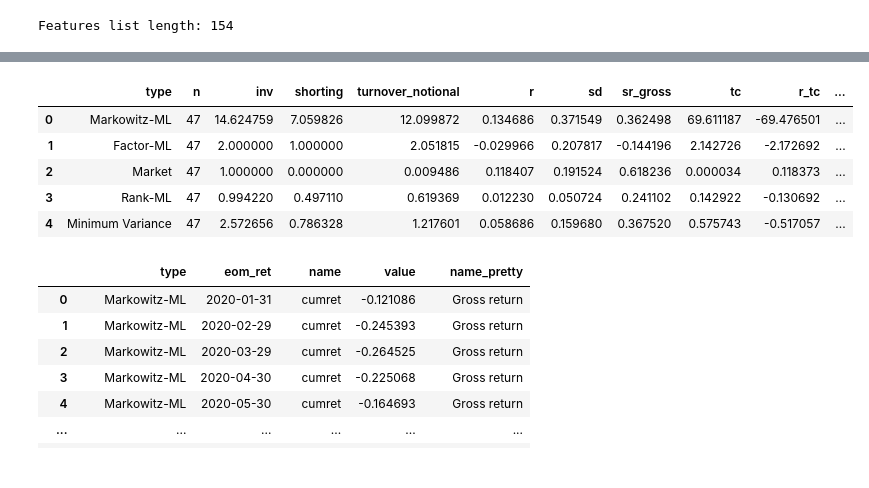
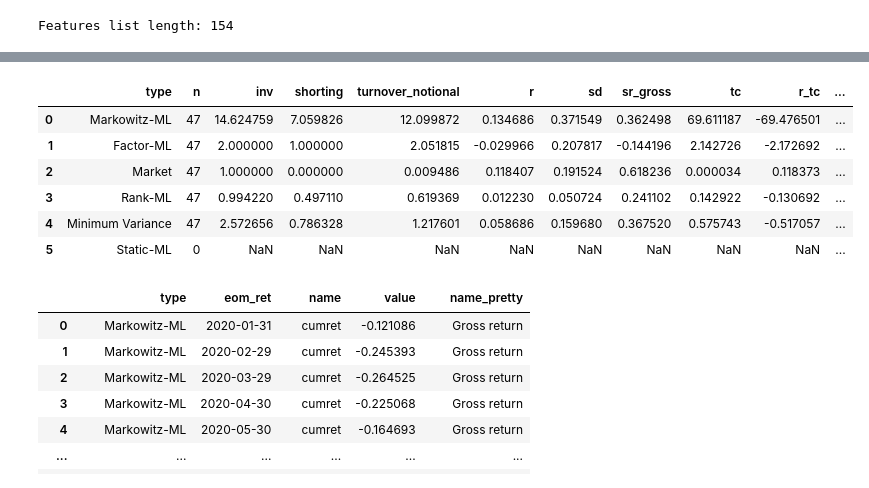
Before and after one commit to Hedegaard9/Master, a Jupyter notebook: Base analysis_plots.ipynb, the cells around one changed output, grey strips where cells are left out. Cells and saved outputs as stored; diff of their text form; code cells hidden in the pictures.

```diff
--- a/Base analysis_plots.ipynb
+++ b/Base analysis_plots.ipynb
@@ -79,34 +168,35 @@ pf_summary = pfs.groupby("type").agg(
     n=("eom_ret", "count"),  # Antal observationer
     inv=("inv", "mean"),  # Gennemsnitlig investering
     shorting=("shorting", "mean"),  # Gennemsnitlig shorting
     turnover_notional=("turnover", "mean"),  # Gennemsnitlig omsætning (turnover)
     r=("r", lambda x: x.mean() * 12),  # Gennemsnitligt afkast annualiseret
     sd=("r", lambda x: x.std() * (12**0.5)),  # Volatilitet annualiseret
     sr_gross=("r", lambda x: x.mean() / x.std() * (12**0.5) if x.std() > 0 else None),  # Sharpe Ratio før transaktionsomkostninger
     tc=("tc", lambda x: x.mean() * 12),  # Gennemsnitlige transaktionsomkostninger annualiseret
     r_tc=("r", lambda x: (x - pfs.loc[x.index, "tc"]).mean() * 12),  # Nettoafkast efter transaktionsomkostninger
     sr=("r", lambda x: (x - pfs.loc[x.index, "tc"]).mean() / x.std() * (12**0.5) if x.std() > 0 else None),  # Sharpe Ratio efter transaktionsomkostninger
     obj=("r", lambda x: (x.mean() - 0.5 * x.var() * gamma_rel - pfs.loc[x.index, "tc"].mean()) * 12)  # Optimeringsmål
 ).reset_index()
 
 # Sorter efter type
 pf_summary = pf_summary.sort_values(by="type")
 
 # Filtrer pfs til kun at inkludere de relevante typer (main_types skal defineres)
-main_types = ["Markowitz-ML", "Factor-ML", "Market", "Rank-ML", "Minimum Variance"]  # Tilpas efter behov
+main_types = ["Markowitz-ML", "Factor-ML", "Market", "Rank-ML", "Minimum Variance", "Static-ML"]  # Tilpas efter behov
 pfs = pfs[pfs["type"].isin(main_types)]
 pfs["type"] = pd.Categorical(pfs["type"], categories=main_types, ordered=True)
 
 # Vis resultatet
 from IPython.display import display
 display(pf_summary)
 # %% [output]
 |  | type | n | inv | shorting | turnover_notional | r | sd | sr_gross | tc | r_tc | ... |
 | 0 | Markowitz-ML | 47 | 14.624759 | 7.059826 | 12.099872 | 0.134686 | 0.371549 | 0.362498 | 69.611187 | -69.476501 | ... |
 | 1 | Factor-ML | 47 | 2.000000 | 1.000000 | 2.051815 | -0.029966 | 0.207817 | -0.144196 | 2.142726 | -2.172692 | ... |
 | 2 | Market | 47 | 1.000000 | 0.000000 | 0.009486 | 0.118407 | 0.191524 | 0.618236 | 0.000034 | 0.118373 | ... |
 | 3 | Rank-ML | 47 | 0.994220 | 0.497110 | 0.619369 | 0.012230 | 0.050724 | 0.241102 | 0.142922 | -0.130692 | ... |
 | 4 | Minimum Variance | 47 | 2.572656 | 0.786328 | 1.217601 | 0.058686 | 0.159680 | 0.367520 | 0.575743 | -0.517057 | ... |
+| 5 | Static-ML | 0 | NaN | NaN | NaN | NaN | NaN | NaN | NaN | NaN | ... |
 # %%
 import pandas as pd
 import numpy as np
```
Also changed, not shown: parts of 21 cells of this notebook, 3 other files.
